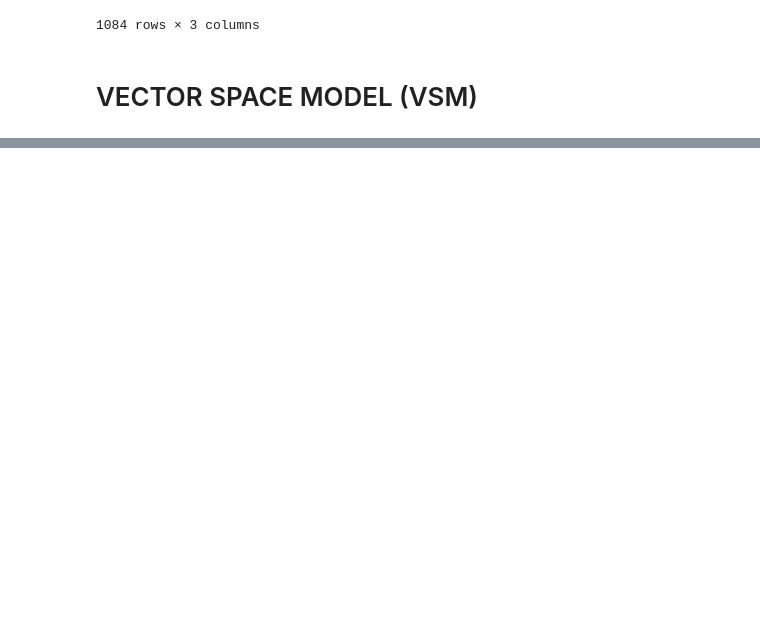
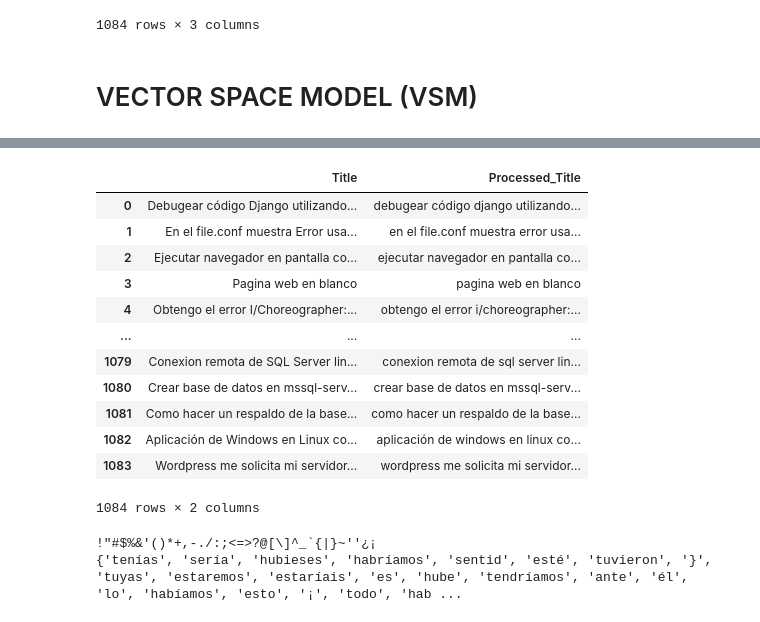
Before and after one commit to stevenrdz/IR-SOES, a Jupyter notebook: SOES.ipynb, the cells around one changed output, grey strips where cells are left out. Drawn from its saved outputs; the diff is of its cells as text; code cells hidden in the pictures; blank space fills up the shorter version.

```diff
--- a/SOES.ipynb
+++ b/SOES.ipynb
@@ -562,0 +601,17 @@ Tiempo de ejecución: 0.11 segundos
+# %%
+def preprocess_test(doc):
+    label = re.compile(r'\d+')
+    doc = re.sub(label, '', doc)
+    doc = doc.lower()  # Minuscula todo el texto.
+    # doc = word_tokenize(doc)  # Dividir en palabras.
+    # doc = [w for w in doc if not w in es_stops]  # Eliminar stopwords.
+    # doc = [w for w in doc if w.isalpha()]  # Eliminar numbers and punctuation.
+    return doc
+# %%
+start = time()
+data = pd.read_csv('//content/gdrive/My Drive/df.csv',
+                      sep=';', encoding='utf-8-sig')
+
+
+print('Dataset generado. %.2f segundos' % (time() - start))
+data.head()
@@ -562,0 +626,38 @@ Tiempo de ejecución: 0.11 segundos
+# %%
+test = dataset['Title'].to_list()
+data['Processed_Title'] = data.apply(
+        lambda data: preprocess_test(data['Title']), axis=1)
+
+data.iloc[:,[1,3]]
+# %% [output]
+|  | Title | Processed_Title |
+| 0 | Debugear código Django utilizando... | debugear código django utilizando... |
+| 1 | En el file.conf muestra Error usa... | en el file.conf muestra error usa... |
+| 2 | Ejecutar navegador en pantalla co... | ejecutar navegador en pantalla co... |
+| 3 | Pagina web en blanco | pagina web en blanco |
+| 4 | Obtengo el error I/Choreographer:... | obtengo el error i/choreographer:... |
+| ... | ... | ... |
+| 1079 | Conexion remota de SQL Server lin... | conexion remota de sql server lin... |
+| 1080 | Crear base de datos en mssql-serv... | crear base de datos en mssql-serv... |
+| 1081 | Como hacer un respaldo de la base... | como hacer un respaldo de la base... |
+| 1082 | Aplicación de Windows en Linux co... | aplicación de windows en linux co... |
+| 1083 | Wordpress me solicita mi servidor... | wordpress me solicita mi servidor... |
+1084 rows × 2 columns
+# %%
+from sklearn.feature_extraction.text import CountVectorizer
+import pandas as pd
+import string
+
+punct = string.punctuation
+com = "''¿¡"
+punct = punct + com
+print(punct)
+
+new_stops = set(stopwords.words('spanish') + list(punct))
+print(new_stops)
+
+# Create the Document Term Matrix
+vectorizer = CountVectorizer(stop_words=new_stops, tokenizer=word_tokenize, preprocessor=preprocess_test)
+# %% [output]
+!"#$%&'()*+,-./:;<=>?@[\]^_`{|}~''¿¡
+{'tenías', 'sería', 'hubieses', 'habríamos', 'sentid', 'esté', 'tuvieron', '}', 'tuyas', 'estaremos', 'estaríais', 'es', 'hube', 'tendríamos', 'ante', 'él', 'lo', 'habíamos', 'esto', '¡', 'todo', 'hab ...
```
Also changed, not shown: parts of 29 cells of this notebook.
